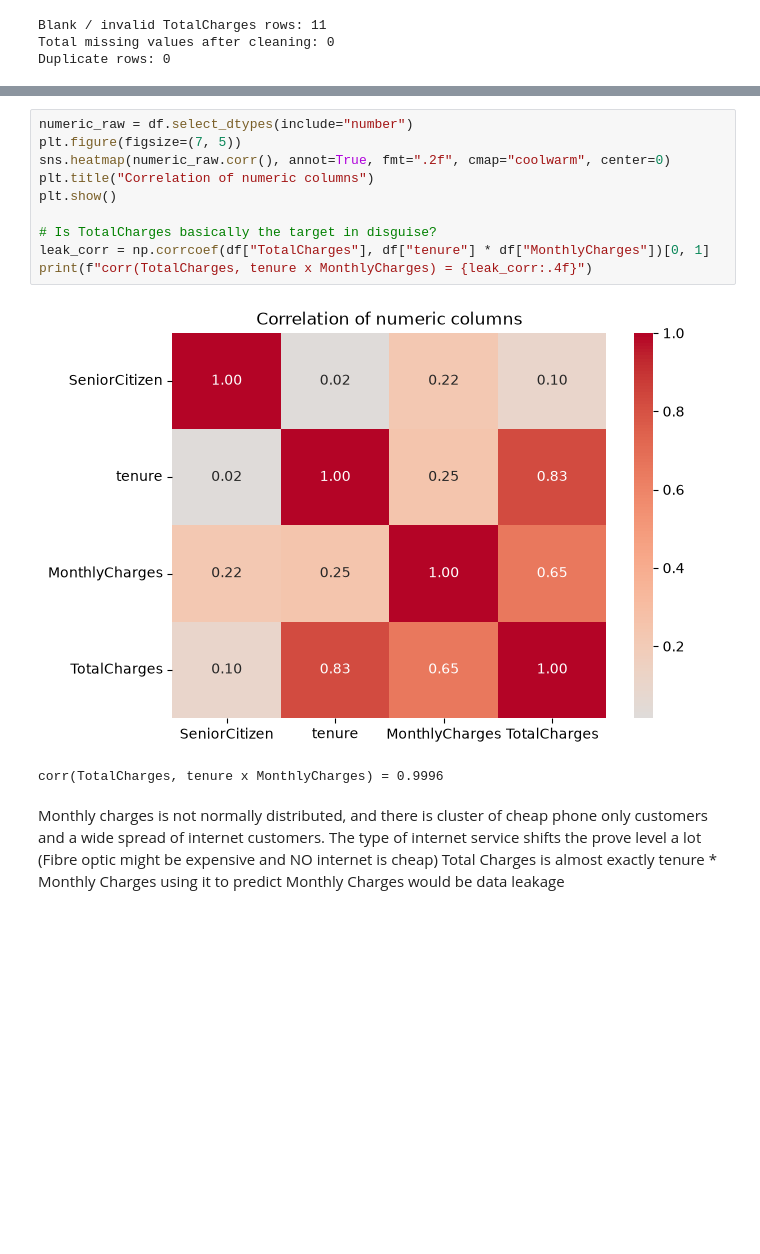
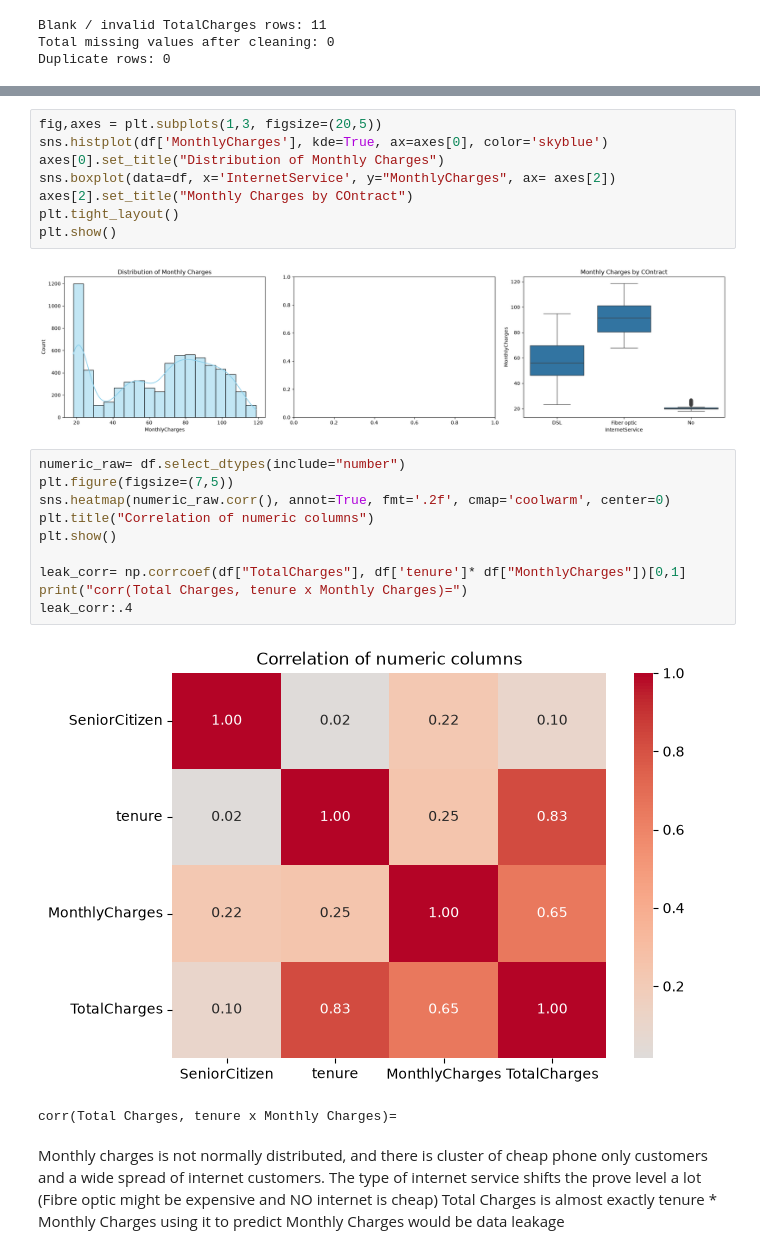
Before and after one commit to anojpradhan/learningDS, a Jupyter notebook: 01_linear_regression.ipynb, the cells around one changed output, grey strips where cells are left out. Drawn from its saved outputs; the diff is of its cells as text; blank space fills up the shorter version.

```diff
--- a/01_linear_regression.ipynb
+++ b/01_linear_regression.ipynb
@@ -148,16 +131,26 @@ Name: MonthlyCharges, dtype: float64
-# %%
-numeric_raw = df.select_dtypes(include="number")
-plt.figure(figsize=(7, 5))
-sns.heatmap(numeric_raw.corr(), annot=True, fmt=".2f", cmap="coolwarm", center=0)
-plt.title("Correlation of numeric columns")
-plt.show()
-
-# Is TotalCharges basically the target in disguise?
-leak_corr = np.corrcoef(df["TotalCharges"], df["tenure"] * df["MonthlyCharges"])[0, 1]
-print(f"corr(TotalCharges, tenure x MonthlyCharges) = {leak_corr:.4f}")
-# %% [output]
-[figure, removed]
-corr(TotalCharges, tenure x MonthlyCharges) = 0.9996
+# %%
+fig,axes = plt.subplots(1,3, figsize=(20,5))
+sns.histplot(df['MonthlyCharges'], kde=True, ax=axes[0], color='skyblue')
+axes[0].set_title("Distribution of Monthly Charges")
+sns.boxplot(data=df, x='InternetService', y="MonthlyCharges", ax= axes[2])
+axes[2].set_title("Monthly Charges by COntract")
+plt.tight_layout()
+plt.show()
+# %% [output]
+[figure, added]
+# %%
+numeric_raw= df.select_dtypes(include="number")
+plt.figure(figsize=(7,5))
+sns.heatmap(numeric_raw.corr(), annot=True, fmt='.2f', cmap='coolwarm', center=0)
+plt.title("Correlation of numeric columns")
+plt.show()
+
+leak_corr= np.corrcoef(df["TotalCharges"], df['tenure']* df["MonthlyCharges"])[0,1]
+print("corr(Total Charges, tenure x Monthly Charges)=")
+leak_corr:.4
+# %% [output]
+[figure, added]
+corr(Total Charges, tenure x Monthly Charges)=
 # %% [markdown]
 Monthly charges is not normally distributed, and there is cluster of cheap phone only customers and a wide spread of internet customers.
 The type of internet service shifts the prove level a lot (Fibre optic might be expensive and NO internet is cheap)
```
Also changed, not shown: parts of 19 cells of this notebook, 2 other files.
